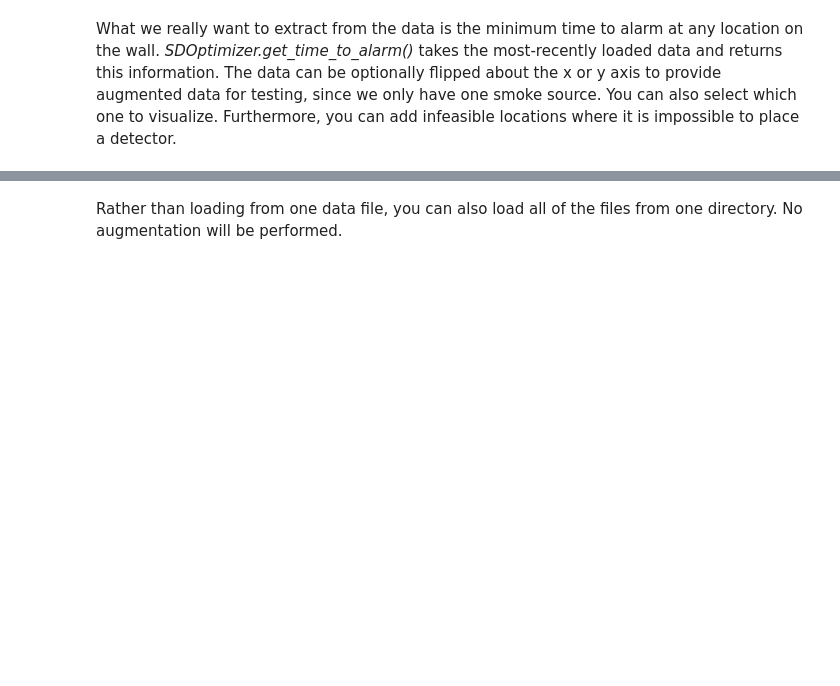
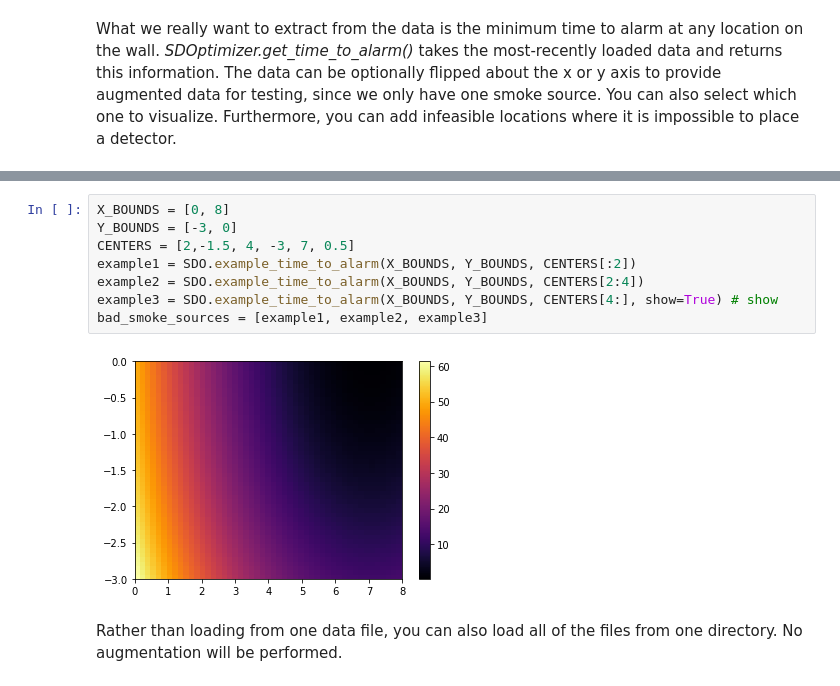
Before and after one commit to russelldj/SmokeDetectorOptimization, a Jupyter notebook: StreamlinedExperiments.ipynb, the cells around one changed output, grey strips where cells are left out. Drawn from its saved outputs; the diff is of its cells as text; blank space fills up the shorter version.

```diff
--- a/StreamlinedExperiments.ipynb
+++ b/StreamlinedExperiments.ipynb
@@ -28,3 +35,13 @@ source4 = SDO.get_time_to_alarm(False, False, visualize=True) # flip about both
+# %%
+X_BOUNDS = [0, 8]
+Y_BOUNDS = [-3, 0]
+CENTERS = [2,-1.5, 4, -3, 7, 0.5]
+example1 = SDO.example_time_to_alarm(X_BOUNDS, Y_BOUNDS, CENTERS[:2])
+example2 = SDO.example_time_to_alarm(X_BOUNDS, Y_BOUNDS, CENTERS[2:4])
+example3 = SDO.example_time_to_alarm(X_BOUNDS, Y_BOUNDS, CENTERS[4:], show=True) # show
+bad_smoke_sources = [example1, example2, example3]
+# %% [output]
+[figure, added]
 # %% [markdown]
 Rather than loading from one data file, you can also load all of the files from one directory. No augmentation will be performed.
 # %%
```
Also changed, not shown: parts of 9 cells of this notebook, 5 other files.
